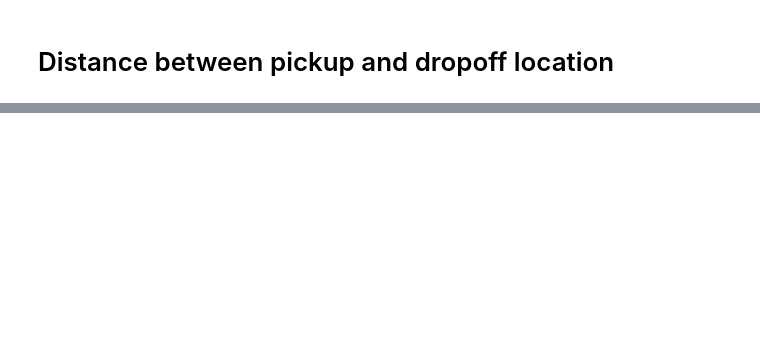
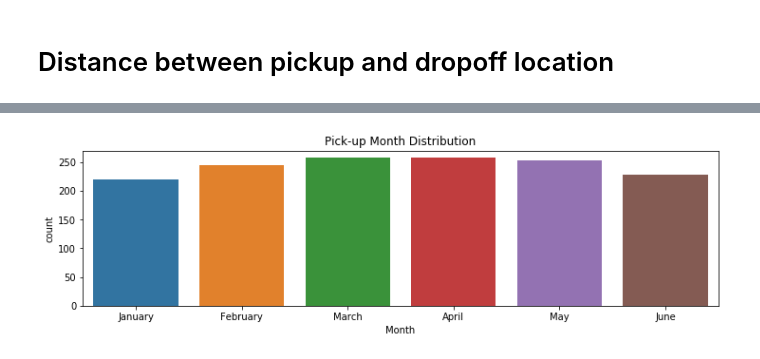
Before and after one commit to jungi21cc/taxi, a Jupyter notebook: taxi_EDA_integrated.ipynb, the cells around one changed output, grey strips where cells are left out. Cells and saved outputs as stored; diff of their text form; code cells hidden in the pictures; blank space fills up the shorter version.

```diff
--- a/taxi_EDA_integrated.ipynb
+++ b/taxi_EDA_integrated.ipynb
@@ -131,6 +115,4 @@ Name: drop_dayofweek, dtype: int64
 # %%
 #date by month
-train_sample["pick_dayofmonth"] = train_sample["pickup_datetime"].dt.month
-train_sample["drop_dayofmonth"] = train_sample["dropoff_datetime"].dt.month
-print(train_sample["pick_dayofmonth"][0:3])
-print(train_sample["drop_dayofmonth"][0:3])
+train["pick_dayofmonth"] = train["pickup_datetime"].dt.month
+train["drop_dayofmonth"] = train["dropoff_datetime"].dt.month
@@ -146,6 +119,4 @@ Name: drop_dayofmonth, dtype: int64
 # %%
 #date by hour
-train_sample["pick_datehour"] = train_sample["pickup_datetime"].dt.hour
-train_sample["drop_datehour"] = train_sample["dropoff_datetime"].dt.hour
-print(train_sample["pick_datehour"][0:3])
-print(train_sample["drop_datehour"][0:3])
+train["pick_datehour"] = train["pickup_datetime"].dt.hour
+train["drop_datehour"] = train["dropoff_datetime"].dt.hour
@@ -190,0 +201,16 @@ train_sample.head(5)
+# %%
+# 월별 Pick-up Distribution
+plt.figure(figsize=(12,3))
+
+data = train.groupby('pick_dayofmonth').aggregate({'id':'count'}).reset_index()
+sns.barplot(x='pick_dayofmonth', y='id', data=data)
+
+
+plt.title('Pick-up Month Distribution')
+plt.xlabel('Month')
+plt.xticks(range(0,6), calendar.month_name[1:7])
+plt.ylabel('count')
+
+plt.show()
+# %% [output]
+[figure, added]
```
Also changed, not shown: parts of 29 cells of this notebook.
